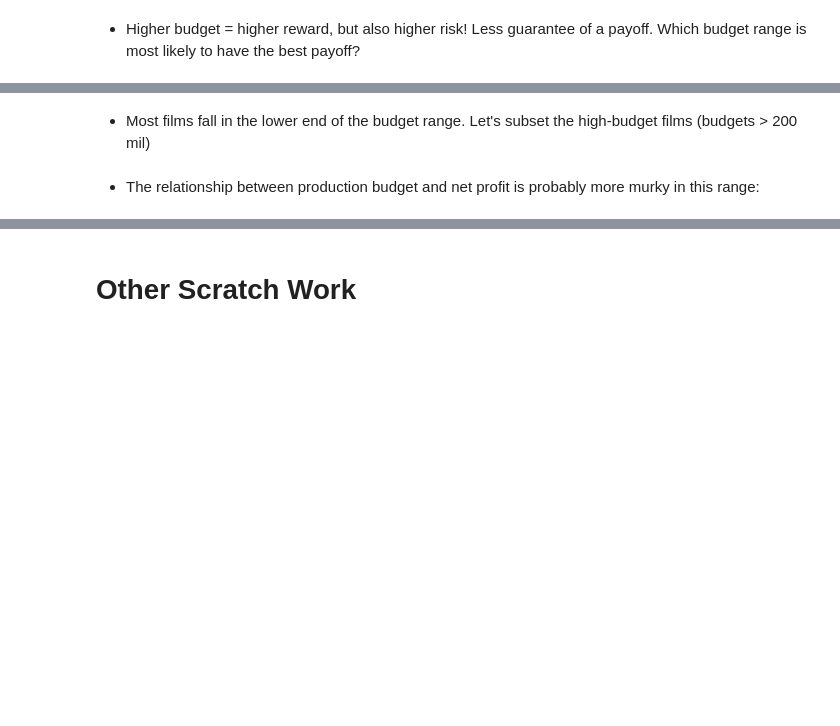
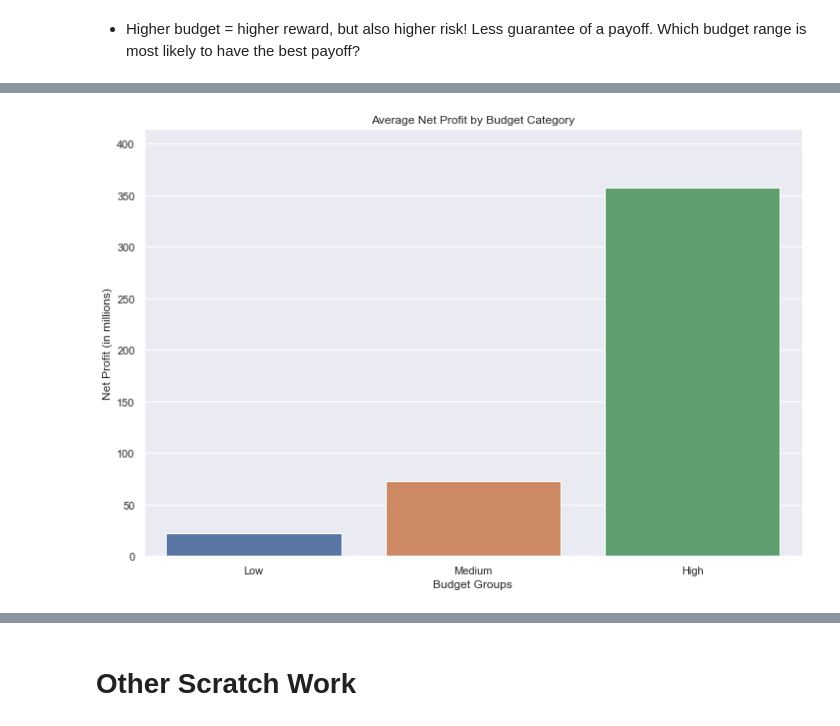
Before and after one commit to fetterollie/Microsoft-Movie-Analysis, a Jupyter notebook: roshni_exploratory.ipynb, the cells around one changed output, grey strips where cells are left out. Saved outputs shown, nothing was run; the diff lists cells and outputs as text; code cells hidden in the pictures; blank space fills up the shorter version.

```diff
--- a/roshni_exploratory.ipynb
+++ b/roshni_exploratory.ipynb
@@ -148,9 +154,6 @@ r = 0.61
 # %%
 labels = ["Low","Medium","High"]
 
-tn_df['budget_groups'] = pd.cut(tn_df['budget_in_mils'], bins=[0,100,200,500],include_lowest=True, labels=labels)
+tn_df['budget_groups'] = pd.cut(tn_df['budget_mils'], bins=[0,20,100,500],include_lowest=True, labels=labels)
 
-
-test = tn_df.loc[tn_df['budget_groups'] == 'Low']
-
-test
+tn_df
@@ -159,4 +175,0 @@ test
-# %%
-tn_df['roi'] = tn_df['net_profit']/tn_df['production_budget']*100
-
-sns.barplot(data=tn_df, x =tn_df['budget_groups'], y=tn_df['roi'], error)
@@ -174,6 +175,0 @@ First, let's look at the distribution of production budgets across all films:
-# %%
-tn_df['production_budget_mil'] = tn_df['production_budget']/1000000
-
-plt.hist(tn_df['production_budget_mil']);
-# %% [markdown]
-- Most films fall in the lower end of the budget range. Let's subset the high-budget films (budgets > 200 mil)
@@ -186,2 +175,0 @@ high_budget_df
-# %% [markdown]
-- The relationship between production budget and net profit is probably more murky in this range:
@@ -191,0 +176,6 @@ plt.hist(high_budget_df['net_profit'])
+# %%
+sns.set(rc={'figure.figsize':(12,8)})
+
+sns.barplot(data = tn_df, x = tn_df['budget_groups'], y = tn_df['profit_mils'], errwidth=0).set(xlabel = 'Budget Groups', ylabel ='Net Profit (in millions)', title='Average Net Profit by Budget Category');
+# %% [output]
+[figure, added]
```
Also changed, not shown: parts of 22 cells of this notebook.
